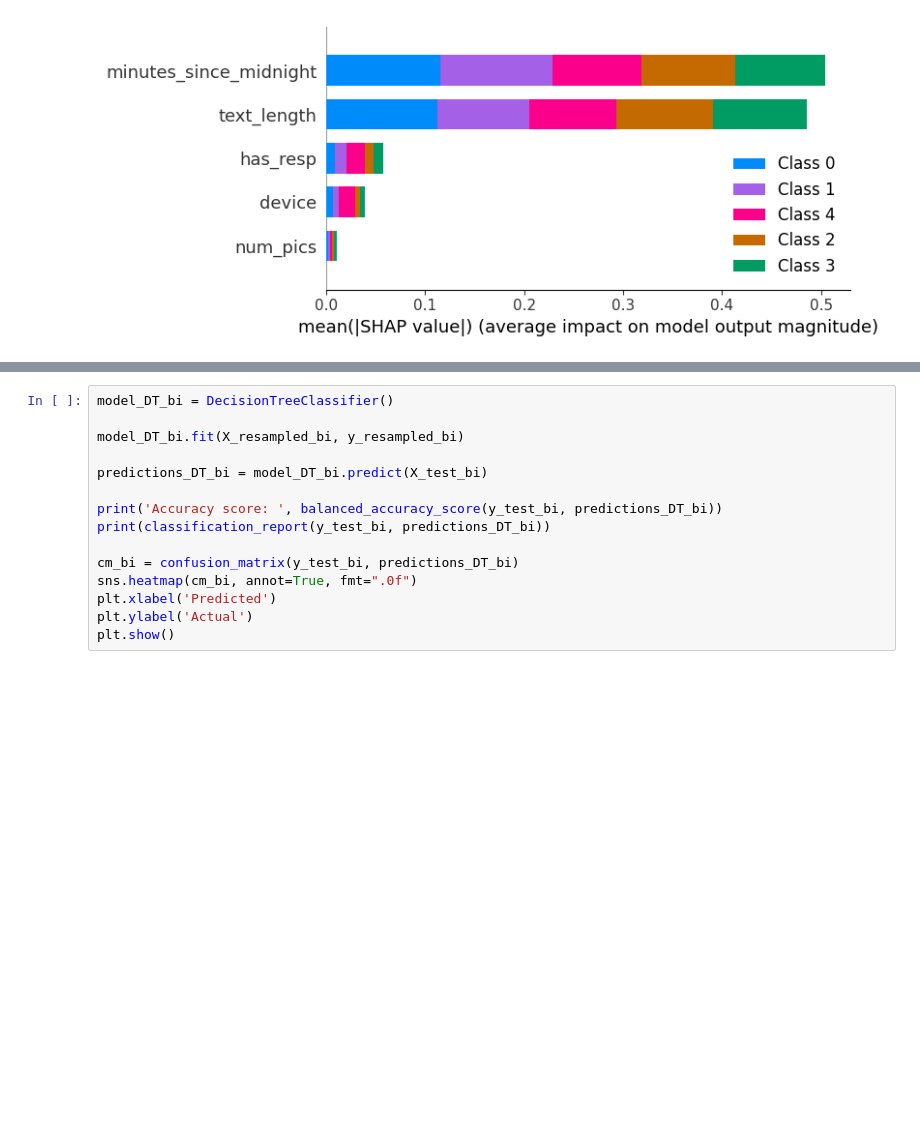
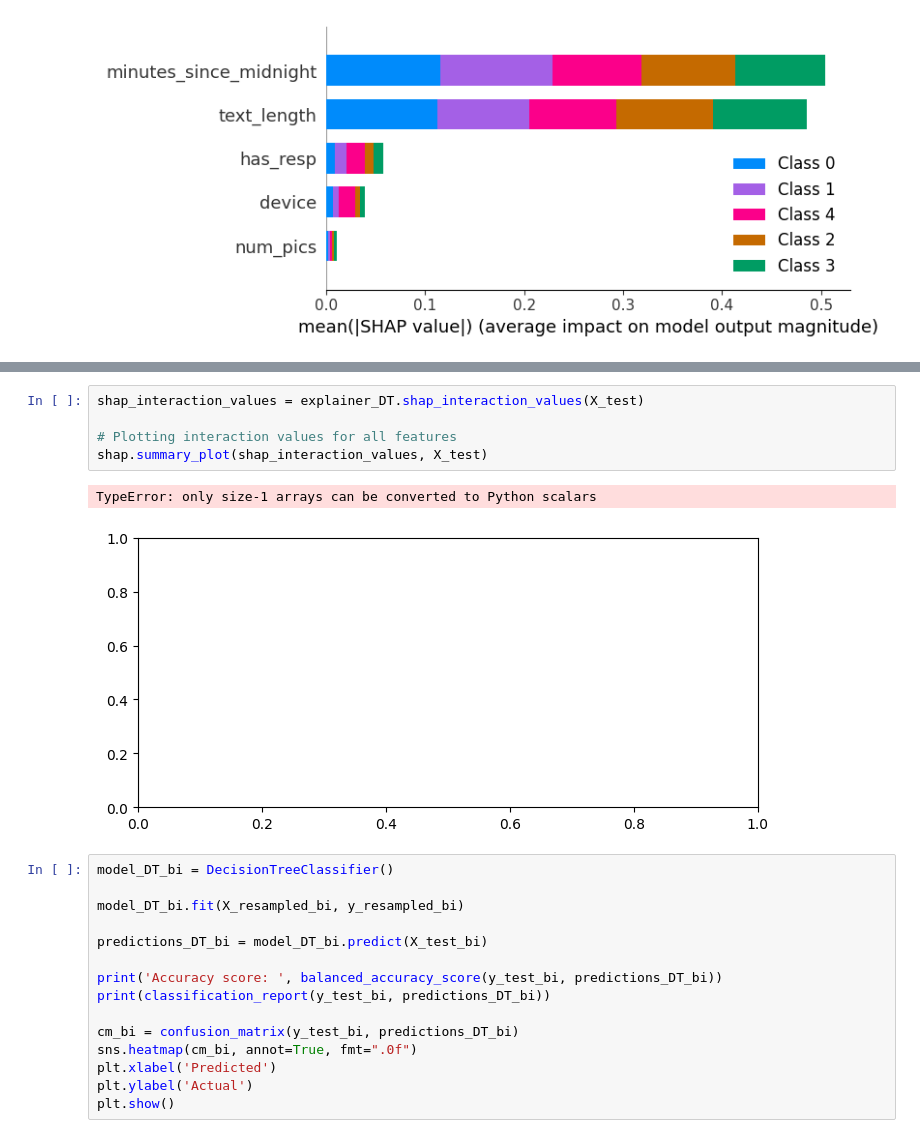
Before and after one commit to SkywingsWang/Masters-Degree-Dissertation, a Jupyter notebook: dissertation.ipynb, the cells around one changed output, grey strips where cells are left out. Cells and saved outputs as stored; diff of their text form; blank space fills up the shorter version.

```diff
--- a/dissertation.ipynb
+++ b/dissertation.ipynb
@@ -550,3 +636,11 @@ plot_multiclass_summary(shap_values_DT, X_test)
+# %%
+shap_interaction_values = explainer_DT.shap_interaction_values(X_test)
+
+# Plotting interaction values for all features
+shap.summary_plot(shap_interaction_values, X_test)
+# %% [output]
+TypeError: only size-1 arrays can be converted to Python scalars
+[figure, added]
 # %%
 model_DT_bi = DecisionTreeClassifier()
 
```
Also changed, not shown: parts of 6 cells of this notebook.
